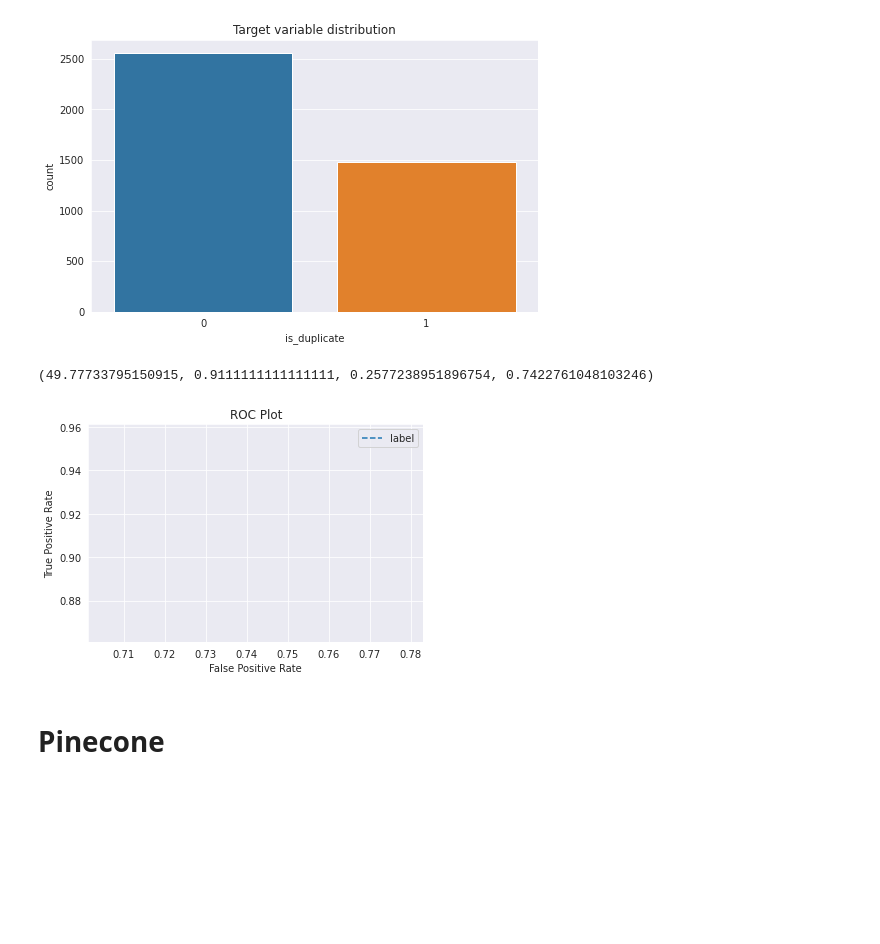
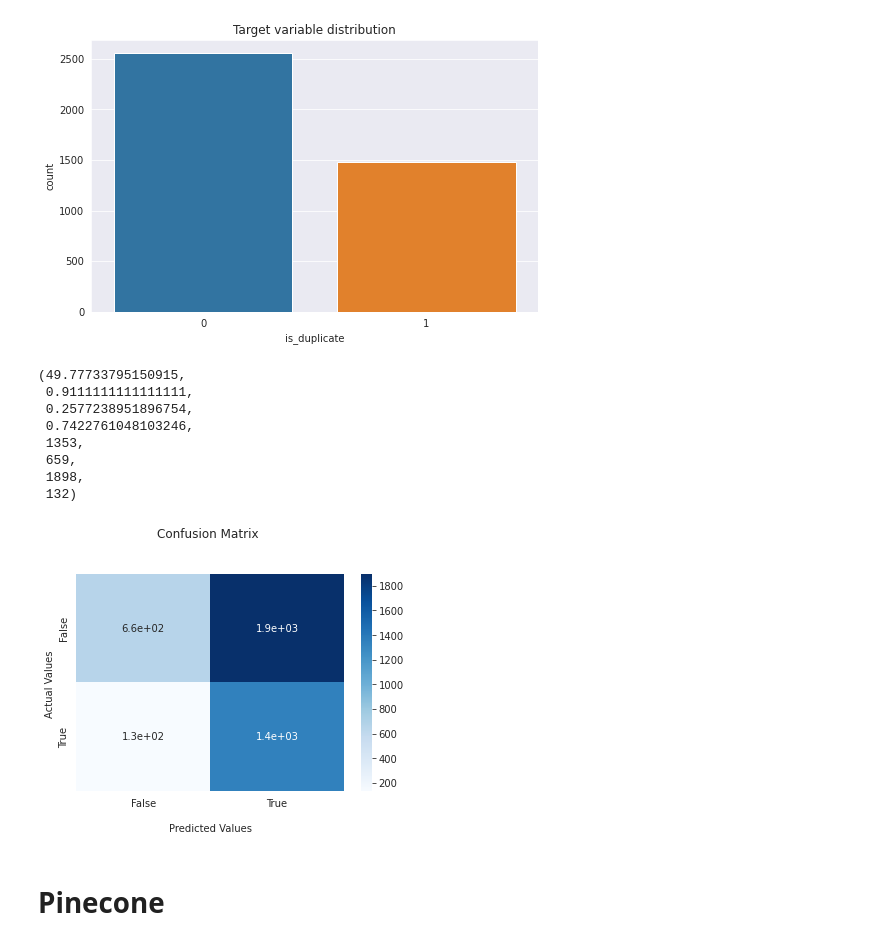
Before and after one commit to Vtewari2311/STEM-Away-Internship, a Jupyter notebook: Notebook_STEM_Away.ipynb, the cells around one changed output. Cells and saved outputs as stored; diff of their text form; code cells hidden in the pictures; blank space fills up the shorter version.

```diff
--- a/Notebook_STEM_Away.ipynb
+++ b/Notebook_STEM_Away.ipynb
@@ -105,17 +102,0 @@ test_df.head()
-# %%
-from sentence_transformers import SentenceTransformer, util
-model = SentenceTransformer('all-MiniLM-L6-v2')
-# %%
-#Our sentences we like to encode
-sentences = ['This framework generates embeddings for each input sentence',
-    'Sentences are passed as a list of string.',
-    'The quick brown fox jumps over the lazy dog.']
-
-#Sentences are encoded by calling model.encode()
-embeddings = model.encode(sentences)
-
-#Print the embeddings
-for sentence, embedding in zip(sentences, embeddings):
-    print("Sentence:", sentence)
-    print("Embedding:", len(embedding))
-    print("")
@@ -402,11 +213,13 @@ def compute_hits(embeddings, questions_list, model = 'cross', top=3):
 # %%
 def evaluate(list_hits, list_question2, labels):
   counts, length, TP, FP, TN, FN = 0,0,0,0,0,0
+  TP_score, FP_score, TN_score, FN_score = [], [], [], []
   for idx, q in enumerate(list_question2):
       length +=1
       if labels[idx] == 1 and q in list_hits[idx][0]:
         counts+=1
         TP+=1
+        # TP_score.append(list_hits[idx][1][])
       if labels[idx] == 0 and q not in list_hits[idx][0]:
         counts+=1
         TN+=1
@@ -419,30 +232,41 @@ def evaluate(list_hits, list_question2, labels):
   sensitivity = TP/(TP+FN)
   specificity = TN/(TN+FP)
   FPR = 1-specificity
-  return accuracy, sensitivity, specificity, FPR
+  return accuracy, sensitivity, specificity, FPR, TP,TN,FP,FN
 # %%
 hits = compute_hits(corpus_embeddings, x_train.question2.to_numpy(),top=5)
 # %%
-accuracy, sensitivity, specificity, FPR = evaluate(hits, x_train.question1.to_numpy(),x_train.is_duplicate.to_numpy())
+accuracy, sensitivity, specificity, FPR , TP, TN, FP, FN= evaluate(hits, x_train.question1.to_numpy(),x_train.is_duplicate.to_numpy())
 # %%
-accuracy, sensitivity, specificity, FPR
+accuracy, sensitivity, specificity, FPR, TP,TN,FP,FN
 # %% [output]
-(49.77733795150915, 0.9111111111111111, 0.2577238951896754, 0.7422761048103246)
+(49.77733795150915,
+ 0.9111111111111111,
+ 0.2577238951896754,
+ 0.7422761048103246,
+ 1353,
+ 659,
+ 1898,
+ 132)
-# %%
-import matplotlib.pyplot as plt
-plt.plot(FPR, sensitivity, linestyle='--', label='label')
-
-# Title
-plt.title('ROC Plot')
-# Axis labels
-plt.xlabel('False Positive Rate')
-plt.ylabel('True Positive Rate')
-# Show legend
-plt.legend() #
-# Show plot
-plt.show()
-# %% [output]
-[figure, removed]
+# %%
+import seaborn as sns
+
+cf = np.array([
+    [TN, FP],
+    [FN, TP]
+])
+ax = sns.heatmap(cf, annot=True, cmap='Blues')
+
+ax.set_title('Confusion Matrix \n\n');
+ax.set_xlabel('\nPredicted Values')
+ax.set_ylabel('Actual Values ');
+ax.xaxis.set_ticklabels(['False','True'])
+ax.yaxis.set_ticklabels(['False','True'])
+
+## Display the visualization of the Confusion Matrix.
+plt.show()
+# %% [output]
+[figure, added]
 # %%
 for query in train_df.question2[:2].to_numpy():
   search(query)
```
Also changed, not shown: parts of 8 cells of this notebook.
